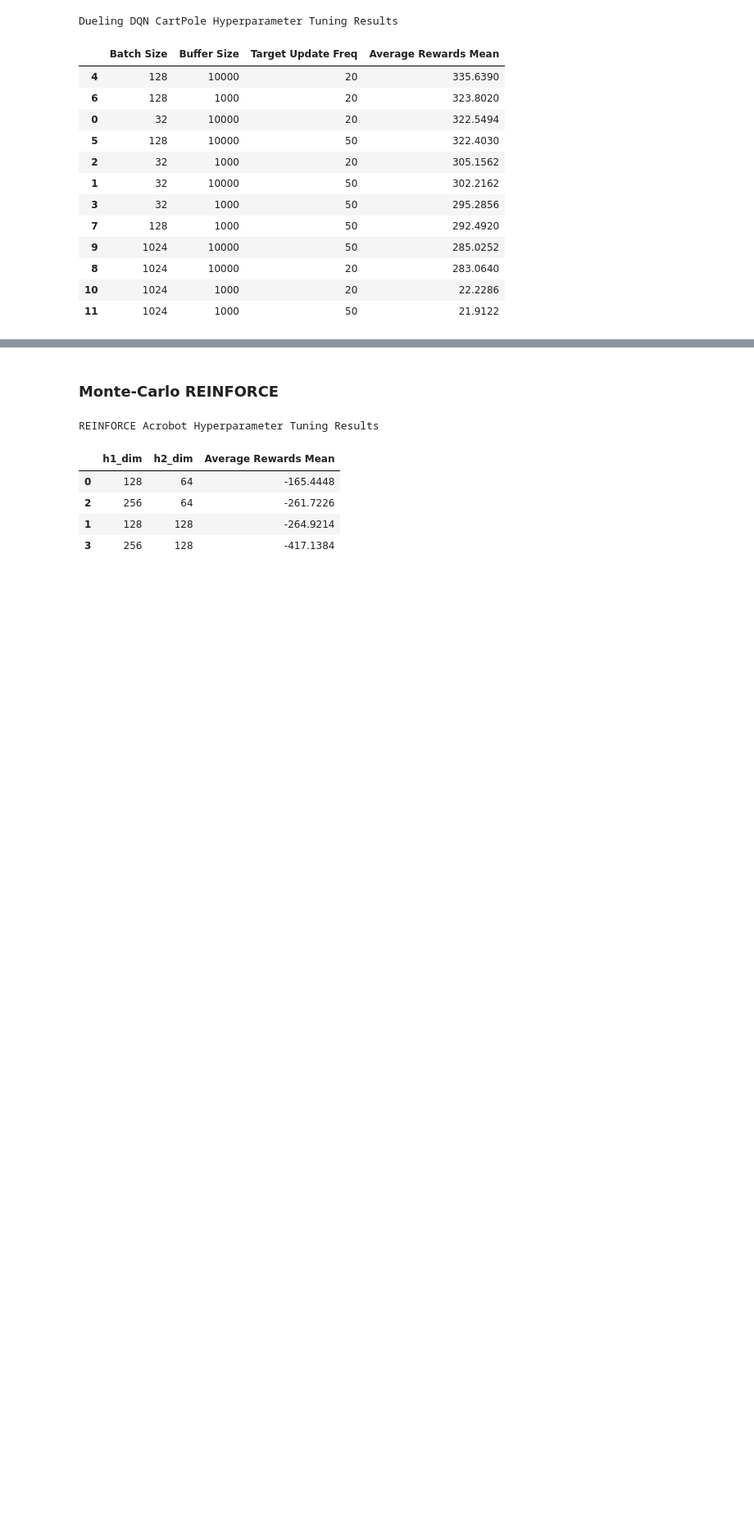
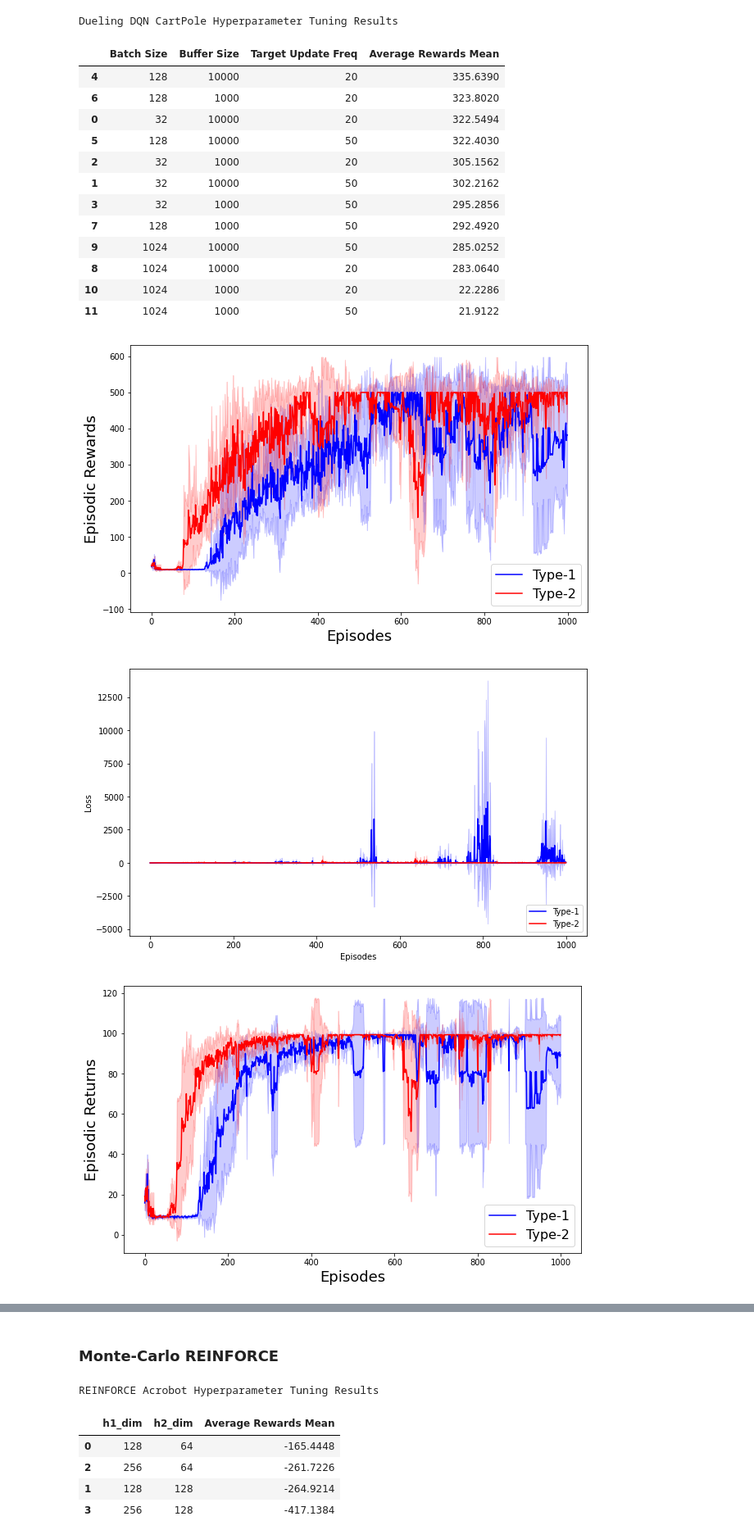
Before and after one commit to nishant-sahoo/RL_Assignments, a Jupyter notebook: Programming Assignments/PA2/notebook.ipynb, the cells around one changed output, grey strips where cells are left out. Shown at 82% size. Saved outputs shown, nothing was run; the diff lists cells and outputs as text; code cells hidden in the pictures; blank space fills up the shorter version.

```diff
--- a/Programming Assignments/PA2/notebook.ipynb
+++ b/Programming Assignments/PA2/notebook.ipynb
@@ -781,24 +833,30 @@ Dueling DQN CartPole Hyperparameter Tuning Results
 | 10 | 1024 | 1000 | 20 | 22.2286 |
 | 11 | 1024 | 1000 | 50 | 21.9122 |
 # %%
-# Dueling DQN
-# CartPole-v1 using Type-1 update
-env_name = "CartPole-v1"
-agent_type = "dueling_dqn"
-trainer = Trainer(env_name, agent_type, update_type=1, args=args, save_results=False)
-rewards1, losses1, returns1 = trainer.train()
+# # Dueling DQN
+# # CartPole-v1 using Type-1 update
+# env_name = "CartPole-v1"
+# agent_type = "dueling_dqn"
+# trainer = Trainer(env_name, agent_type, update_type=1, args=args, save_results=False)
+# rewards1, losses1, returns1 = trainer.train()
 
 # # CartPole-v1 using Type-2 update
 # env_name = "CartPole-v1"
 # agent_type = "dueling_dqn"
 # trainer = Trainer(env_name, agent_type, update_type=2, args=args)
 # rewards2, losses2, returns2 = trainer.train()
 
-# # Load results
-# rewards1, losses1, returns1 = results_loader("CartPole-v1", "dueling_dqn", update_type=1)
-# rewards2, losses2, returns2 = results_loader("CartPole-v1", "dueling_dqn", update_type=2)
+# Load results
+rewards1, losses1, returns1 = results_loader("CartPole-v1", "dueling_dqn", update_type=1)
+rewards2, losses2, returns2 = results_loader("CartPole-v1", "dueling_dqn", update_type=2)
 
-# # Plots
-# plot_rewards(rewards1, rewards2, "Dueling DQN CartPole-v1", "plots/dueling_dqn_cartpole_rewards")
-# plot_losses(losses1, losses2, "Dueling DQN CartPole-v1", "plots/dueling_dqn_cartpole_losses")
-# plot_returns(returns1, returns2, "Dueling DQN CartPole-v1", "plots/dueling_dqn_cartpole_returns")
+# Plots
+plot_rewards(rewards1, rewards2, "Dueling DQN CartPole-v1", "plots/dueling_dqn_cartpole_rewards")
+plot_losses(losses1, losses2, "Dueling DQN CartPole-v1", "plots/dueling_dqn_cartpole_losses")
+plot_returns(returns1, returns2, "Dueling DQN CartPole-v1", "plots/dueling_dqn_cartpole_returns")
+plot_running_rewards(rewards1, rewards2, "Dueling DQN CartPole-v1", "plots/dueling_dqn_cartpole_running_rewards")
+plot_running_returns(returns1, returns2, "Dueling DQN CartPole-v1", "plots/dueling_dqn_cartpole_running_returns")
+# %% [output]
+[figure, added]
+[figure, added]
+[figure, added]
```
Also changed, not shown: parts of 10 cells of this notebook, 34 other files.
